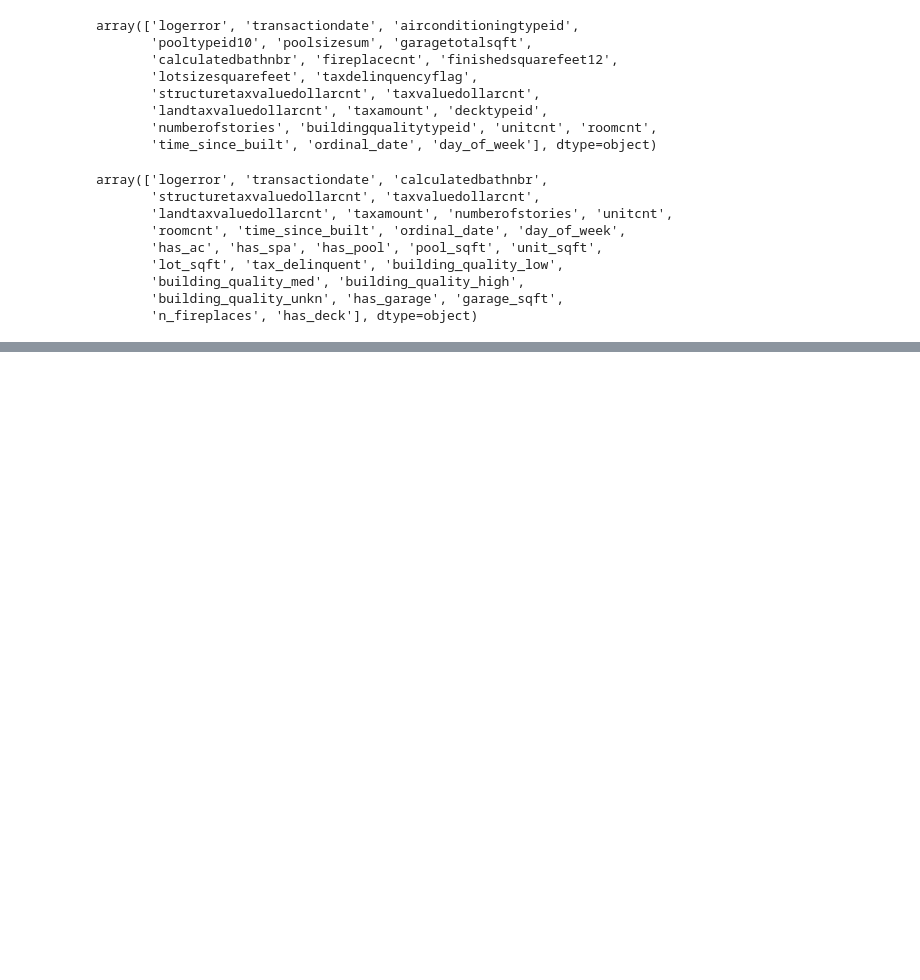
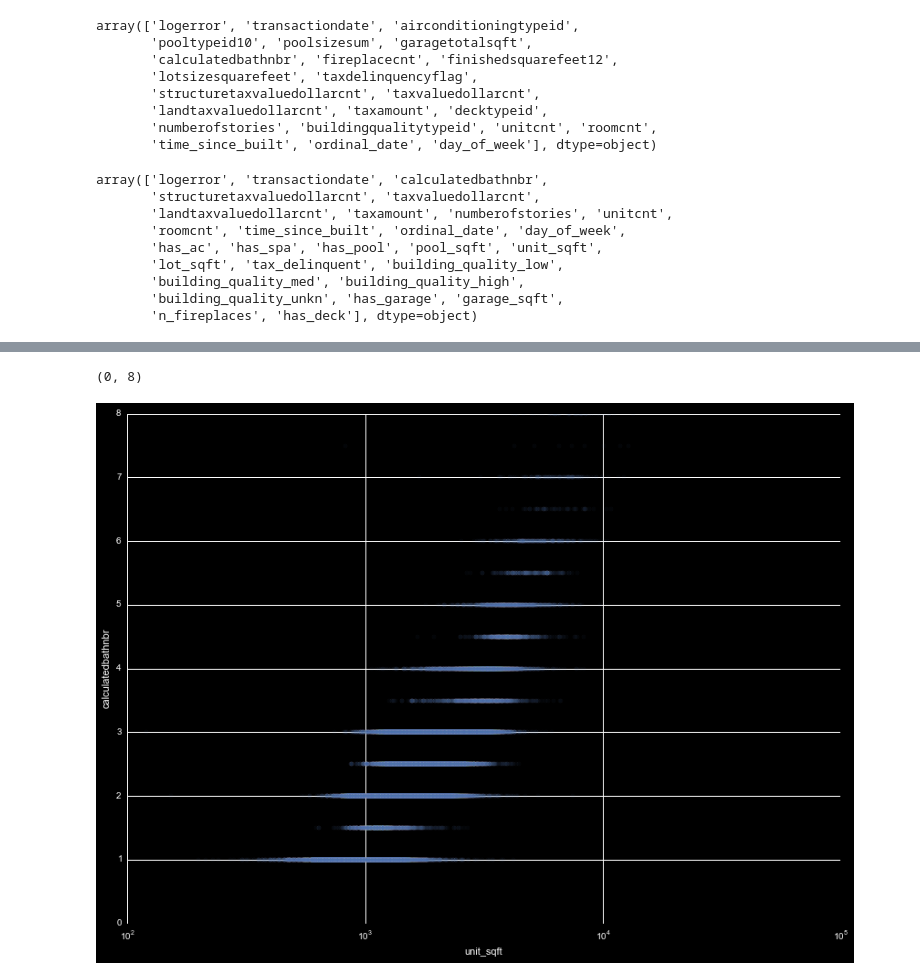
Before and after one commit to markertsean/zillow, a Jupyter notebook: detail_variables_purchased.ipynb, the cells around one changed output, grey strips where cells are left out. Drawn from its saved outputs; the diff is of its cells as text; code cells hidden in the pictures; blank space fills up the shorter version.

```diff
--- a/detail_variables_purchased.ipynb
+++ b/detail_variables_purchased.ipynb
@@ -152,0 +344,8 @@ array(['logerror', 'transactiondate', 'calculatedbathnbr',
+# %%
+my_df.plot.scatter( x='unit_sqft', y='calculatedbathnbr', alpha=0.05 )
+plt.xscale( 'log' )
+plt.xlim( [1e2,1e5] )
+plt.ylim( [  0,  8] )
+# %% [output]
+(0, 8)
+[figure, added]
```
Also changed, not shown: parts of 14 cells of this notebook, 1 other file.
